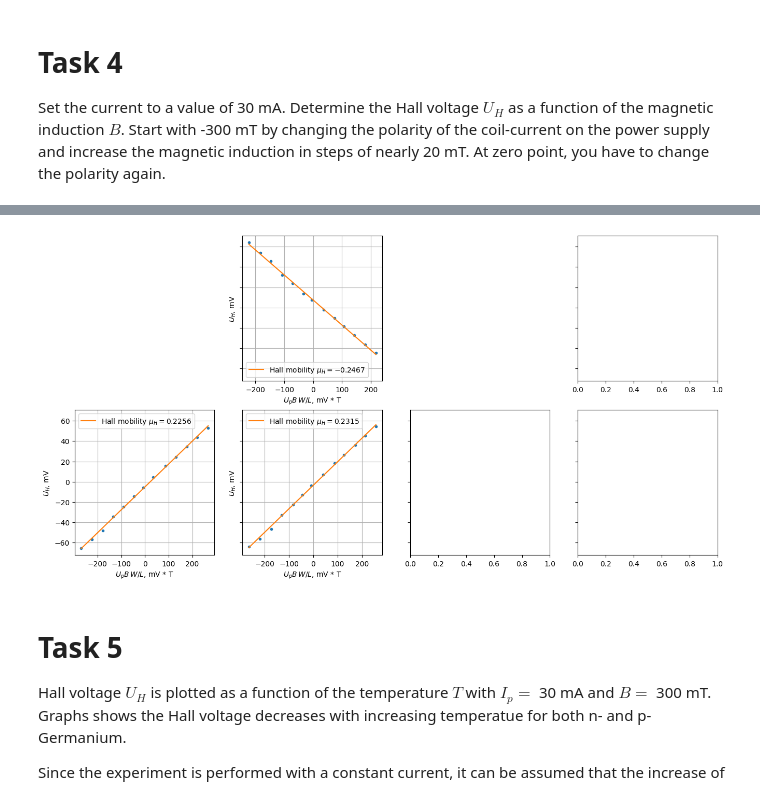
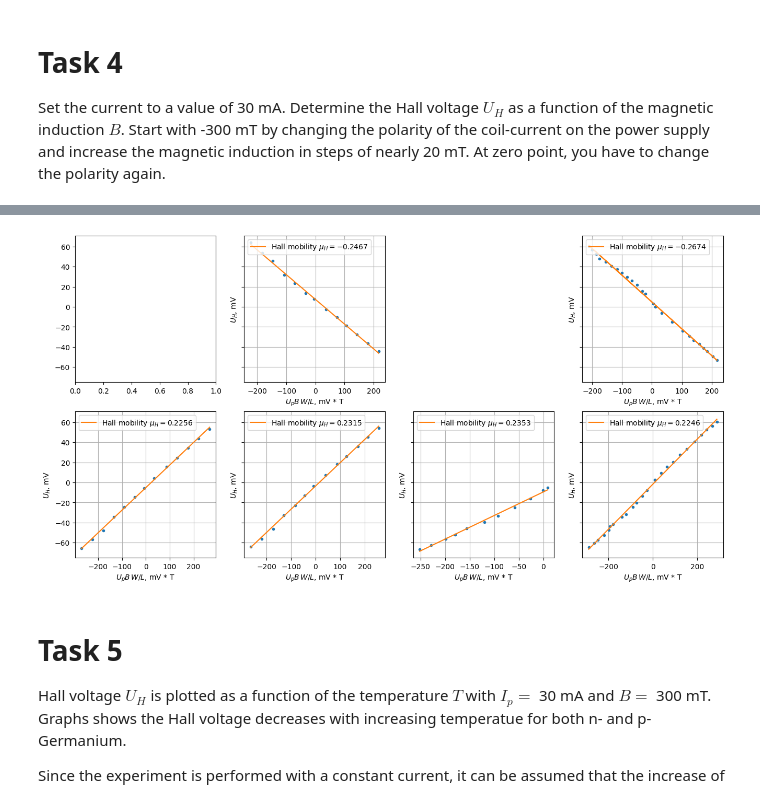
Before and after one commit to evgeny-kolonsky/Lab4, a Jupyter notebook: Hall/phywe/Hall_phywe.ipynb, the cells around one changed output, grey strips where cells are left out. Saved outputs shown, nothing was run; the diff lists cells and outputs as text; code cells hidden in the pictures.

```diff
--- a/Hall/phywe/Hall_phywe.ipynb
+++ b/Hall/phywe/Hall_phywe.ipynb
@@ -56,7 +43,7 @@ d = 1e-3 # thikness, m
 L = 16e-3 # length between ohmic contacts, m
 W = 10e-3 # width, m
 
-names = ['12', '21', '22']
+names = ['12', '14', '21', '22', '23', '24']
 # %% [markdown]
 # Theory
 
@@ -192,7 +182,7 @@ and plot the results on graphs.
 fig, ax = plt.subplots(2, 4, figsize=(16, 8), sharey=True)
 
 for name in names:
-  url = f'https://raw.githubusercontent.com/evgeny-kolonsky/Lab4/refs/heads/main/Hall/phywe/{name}_task4.txt'
+  url = f'https://raw.githubusercontent.com/evgeny-kolonsky/Lab4/refs/heads/main/Hall/phywe/{name}_task2.txt'
   response = requests.get(url)
   B, T, Uh, Up = np.genfromtxt(response.text.splitlines()).T
   Uh_ = Uh - beta[name] * Up
@@ -270,35 +260,35 @@ change the polarity again.
 # %%
 fig, ax = plt.subplots(2, 4, figsize=(16, 8), sharey=True)
 
 for name in names:
   Ip = 30e-3 # A
   url = f'https://raw.githubusercontent.com/evgeny-kolonsky/Lab4/refs/heads/main/Hall/phywe/{name}_task4.txt'
   response = requests.get(url)
   B, T, Uh, Up = np.genfromtxt(response.text.splitlines()).T
   B *= 1e-3
   Uh *= 1e-3
   Up *= 1e-3
   Uh_ = Uh - beta[name] * Up
   first_digit  = int(name[:2]) % 10
   second_digit = int(name[:2]) // 10
   axx = ax[second_digit-1, first_digit-1]
 
   y = Uh_
   x = Up * W/L * B
   fit = linregress(x, y)
   muh = fit. slope
   muh_error  = fit.stderr
 
   axx.plot(x*1e3, y*1e3, '.')
   axx.plot(x*1e3, 1e3*(fit.slope * x + fit.intercept), label=fr'Hall mobility $\mu_H={muh:.4f}$')
   axx.grid()
   axx.set_xlabel(r'$U_p B\,W/L$, mV * T')
   axx.set_ylabel(r'$U_H$, mV')
-  axx.legend()
-ax[0,0].remove()
+  axx.legend(loc='upper left')
+#ax[0,0].remove()
 ax[0,2].remove()
 # %% [output]
-[figure, old version]
+[figure, new version]
 # %% [markdown]
 # Task 5
 
```
Also changed, not shown: parts of 8 cells of this notebook.
